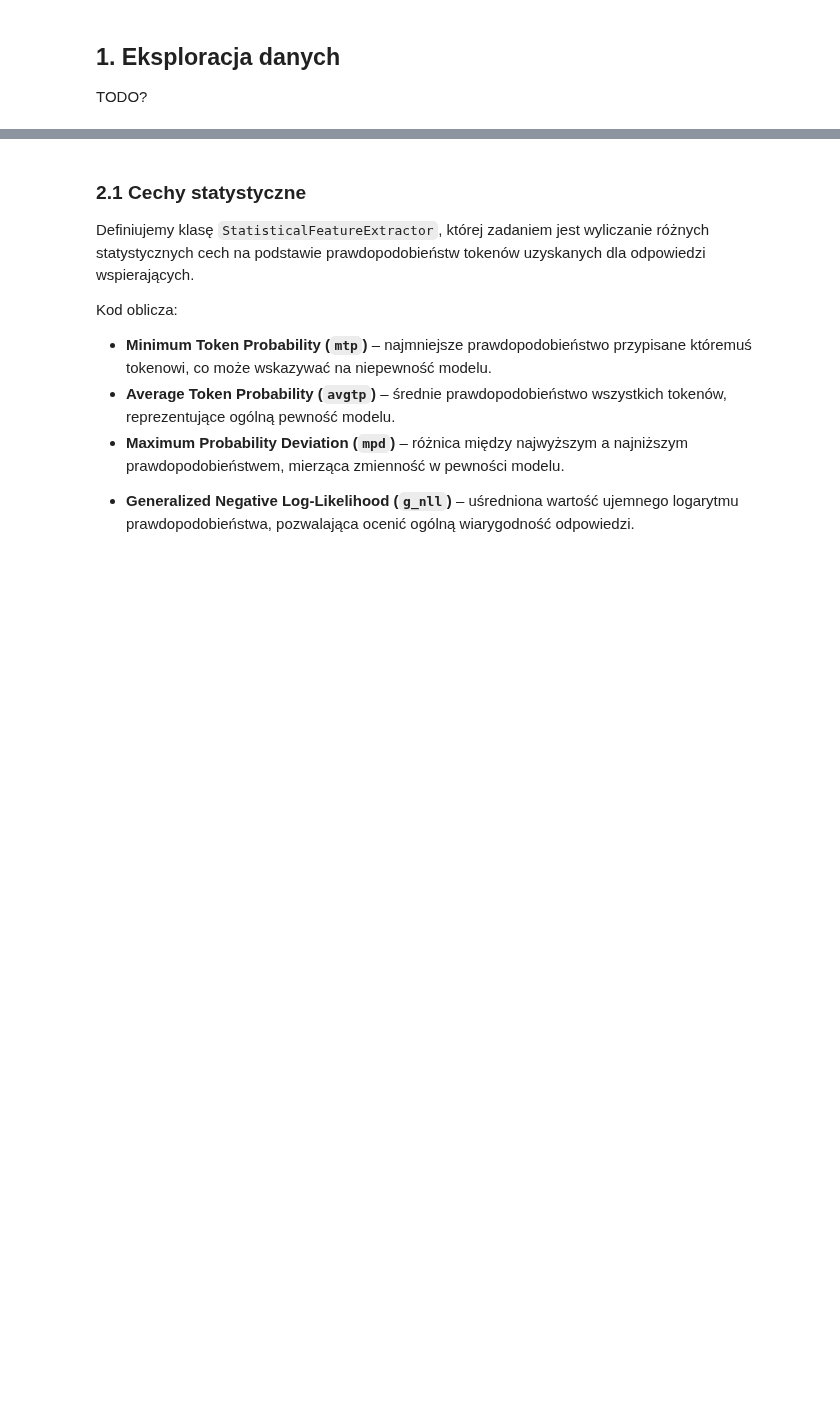
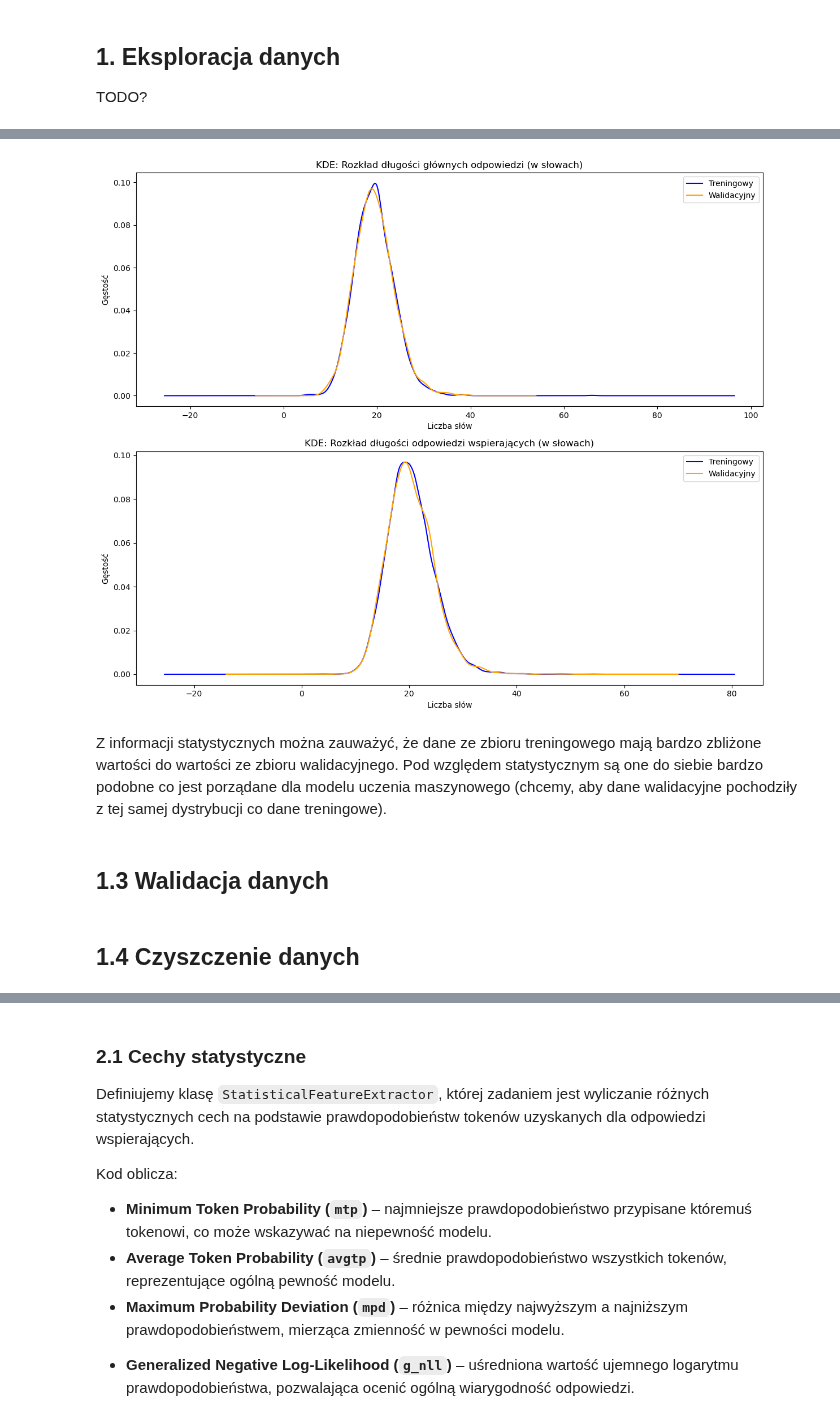
Before and after one commit to OlimpiadaAI/II-OlimpiadaAI, a Jupyter notebook: 1_etap/2_wykrywanie_halucynacji/2_wykrywanie_halucynacji_rozw.ipynb, the cells around one changed output, grey strips where cells are left out. Drawn from its saved outputs; the diff is of its cells as text; code cells hidden in the pictures; blank space fills up the shorter version.

```diff
--- a/1_etap/2_wykrywanie_halucynacji/2_wykrywanie_halucynacji_rozw.ipynb
+++ b/1_etap/2_wykrywanie_halucynacji/2_wykrywanie_halucynacji_rozw.ipynb
@@ -232,3 +378,33 @@ TODO?
+# %%
+# Zamieniamy wykresy histogramów na wykresy KDE
+fig, axes = plt.subplots(2, 1, figsize=(12, 10))
+
+# Wykres KDE dla długości głównych odpowiedzi
+train_main_lengths.plot(kind='kde', ax=axes[0], label='Treningowy', color='blue')
+valid_main_lengths.plot(kind='kde', ax=axes[0], label='Walidacyjny', color='orange')
+axes[0].set_title("KDE: Rozkład długości głównych odpowiedzi (w słowach)")
+axes[0].set_xlabel("Liczba słów")
+axes[0].set_ylabel("Gęstość")
+axes[0].legend()
+
+# Wykres KDE dla długości odpowiedzi wspierających
+pd.Series(train_support_lengths).plot(kind='kde', ax=axes[1], label='Treningowy', color='blue')
+pd.Series(valid_support_lengths).plot(kind='kde', ax=axes[1], label='Walidacyjny', color='orange')
+axes[1].set_title("KDE: Rozkład długości odpowiedzi wspierających (w słowach)")
+axes[1].set_xlabel("Liczba słów")
+axes[1].set_ylabel("Gęstość")
+axes[1].legend()
+
+plt.tight_layout()
+plt.show()
+# %% [output]
+[figure, added]
+# %% [markdown]
+Z informacji statystycznych można zauważyć, że dane ze zbioru treningowego mają bardzo zbliżone wartości do wartości ze zbioru walidacyjnego. Pod względem statystycznym są one do siebie bardzo podobne co jest porządane dla modelu uczenia maszynowego (chcemy, aby dane walidacyjne pochodziły z tej samej dystrybucji co dane treningowe).
+# %% [markdown]
+## 1.3 Walidacja danych
+# %% [markdown]
+## 1.4 Czyszczenie danych
 # %% [markdown]
 ## 2. Ekstrakcja cech
 
```
Also changed, not shown: parts of 15 cells of this notebook.
